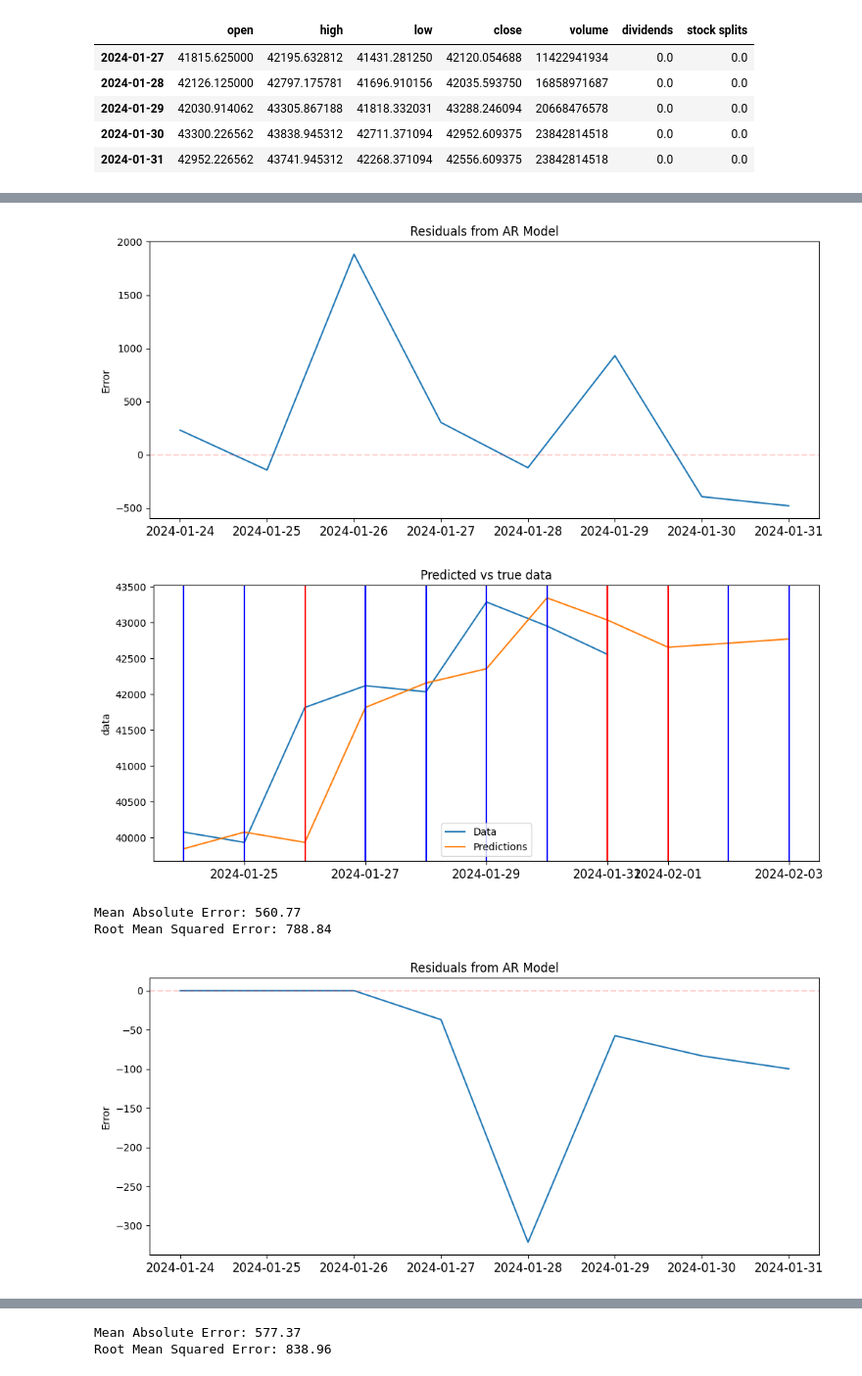
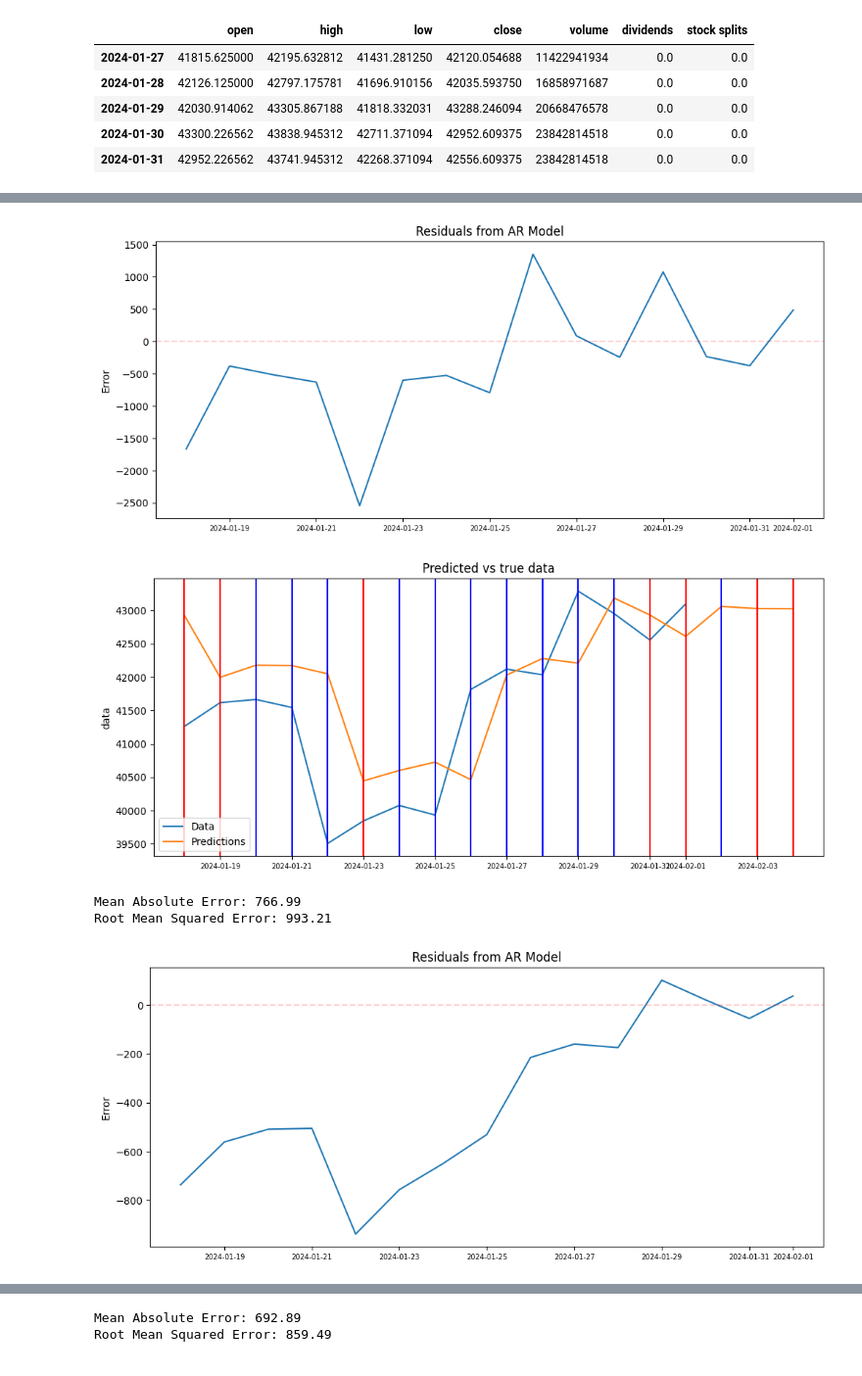
Before and after one commit to kirillsaidov/tm_forecast, a Jupyter notebook: src/tm_simulations.ipynb, the cells around one changed output, grey strips where cells are left out. Shown: that part at 98% size. Cells and saved outputs as stored; diff of their text form; code cells hidden in the pictures.

```diff
--- a/src/tm_simulations.ipynb
+++ b/src/tm_simulations.ipynb
@@ -301,7 +302,7 @@ def tm_plot_report(df_true: pd.DataFrame, df_predicted: pd.DataFrame, df_logs: p
 ## Simulation
 # %%
 # download latest data and override
-df = tm_btcusd_download_or_update('../data/btcusd.csv', override=True)
+df = tm_btcusd_download_or_update('../data/btcusd.csv', override=False)
 df.tail()
 # %% [output]
 |  | open | high | low | close | volume | dividends | stock splits |
@@ -355,5 +405,12 @@ df.tail()
+# %%
+# simulation variables
+lots = 0.01
+balance = 500
+n_periods = 3
+backtest_size = 24
+train_size_ndays = 180
 # %%
-dfs = df[df.index[-1] - timedelta(days=365):]
+dfs = df[df.index[-1] - timedelta(days=train_size_ndays):]
 dfs.head()
 # %% [output]
 |  | open | high | low | close | volume | dividends | stock splits |
@@ -441,0 +462,21 @@ iteration 10 | 2024-02-03 00:00:00 | error 0.00% | balance 497.53 | change 0.12%
+# %%
+# split into train and test data
+start_date, end_date = dfs.index[0], dfs.index[-1] - timedelta(days=backtest_size)
+df_train = dfs[:end_date-timedelta(days=1)]
+df_true = dfs[end_date:]
+
+# transform data
+df_sim_train = df_train.close.reset_index().set_index('date')
+df_sim_true = df_true.close.reset_index().set_index('date')
+
+# run simulation
+df_predictions, df_logs, _ = run_simulation(
+    df_sim_train=df_sim_train,
+    df_sim_true=df_sim_true,
+    strategyFunc=strategyFunc_as_predicted,
+    n_periods=n_periods,
+    balance=balance,
+    lots=lots,
+    verbose=True,
+    rolling_train_size=True,
+)
@@ -466,9 +525,9 @@ df_sim_true[-7:]
 # %%
-tm_plot_report(df_sim_true[-21:], df_predictions[-24:], df_logs[-24:], figsize=(12, 5))
-tm_plot_report(df_sim_true[-21:], df_predictions[-24:], df_logs[-24:], figsize=(12, 5), shifted=True)
+tm_plot_report(df_sim_true[-21:], df_predictions[-24:], df_logs[-24:], figsize=(12, 5), xsize = 7)
+tm_plot_report(df_sim_true[-21:], df_predictions[-24:], df_logs[-24:], figsize=(12, 5), xsize = 7, shifted=True)
 # %% [output]
-[figure, old version]
+[figure, new version]
-[figure, old version]
+[figure, new version]
-Mean Absolute Error: 560.77
-Root Mean Squared Error: 788.84
+Mean Absolute Error: 766.99
+Root Mean Squared Error: 993.21
-[figure, old version]
+[figure, new version]
@@ -476,2 +535,2 @@ Root Mean Squared Error: 788.84
-Mean Absolute Error: 577.37
-Root Mean Squared Error: 838.96
+Mean Absolute Error: 692.89
+Root Mean Squared Error: 859.49
```
Also changed, not shown: parts of 11 cells of this notebook, 1 other file.
